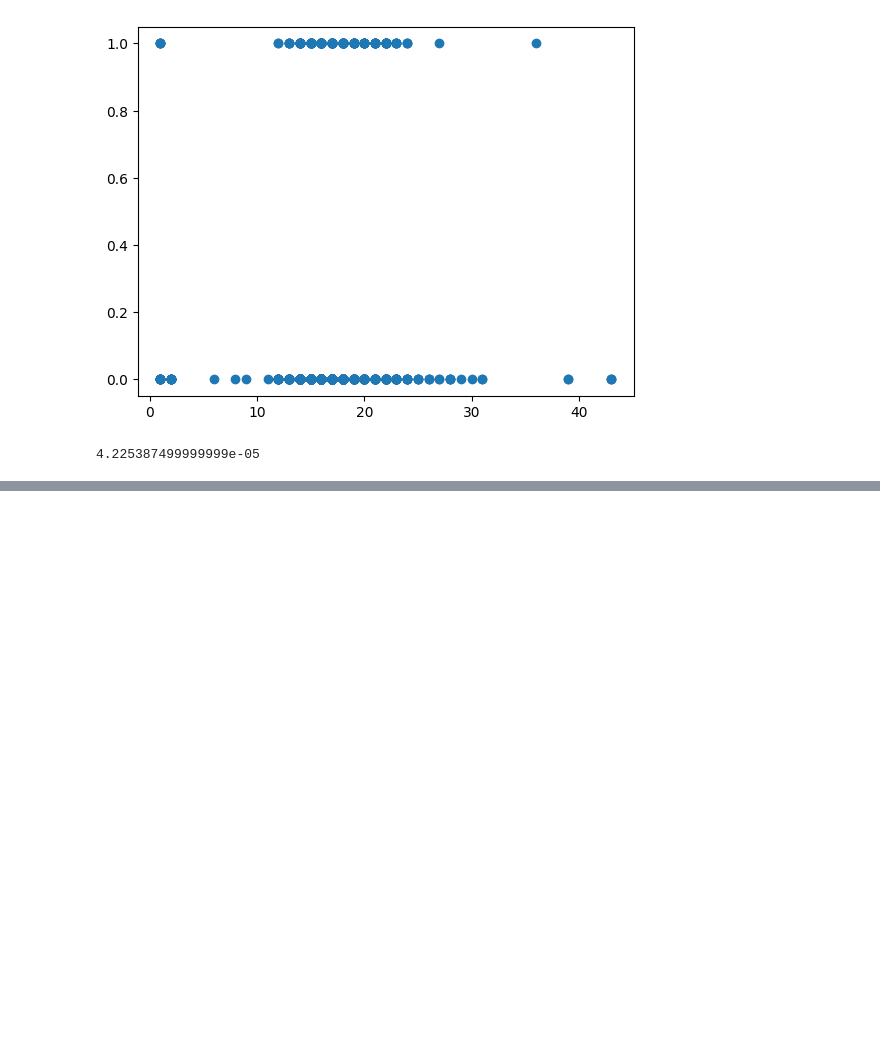
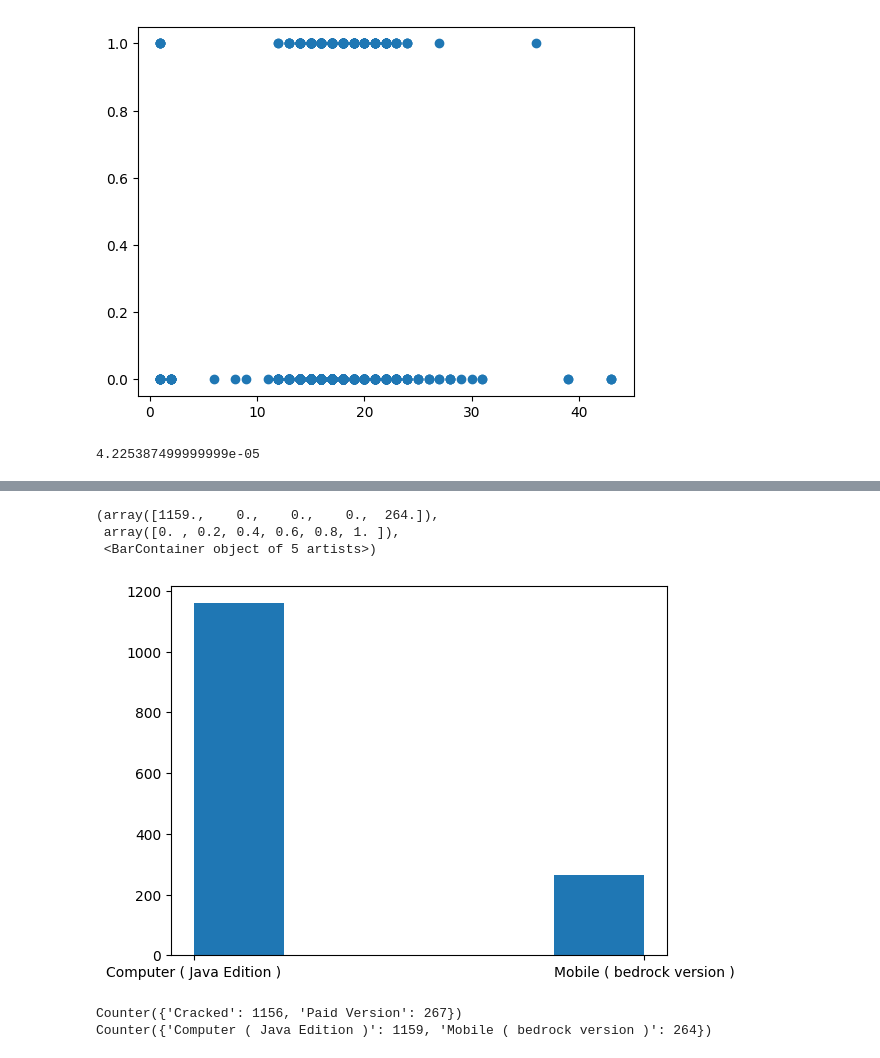
Before and after one commit to jeniferGoncalvesDaSilvaDev/Econometria-aulas, a Jupyter notebook: analise_econometria_minecraft.ipynb, the cells around one changed output, grey strips where cells are left out. Drawn from its saved outputs; the diff is of its cells as text; code cells hidden in the pictures; blank space fills up the shorter version.

```diff
--- a/analise_econometria_minecraft.ipynb
+++ b/analise_econometria_minecraft.ipynb
@@ -191,0 +194,3 @@ print(teste_f)
+# %%
+client = df['client']
+print(client)
@@ -191,0 +210,16 @@ print(teste_f)
+# %%
+plt.hist(client, bins=5)
+# %% [output]
+(array([1159.,    0.,    0.,    0.,  264.]),
+ array([0. , 0.2, 0.4, 0.6, 0.8, 1. ]),
+ <BarContainer object of 5 artists>)
+[figure, added]
+# %%
+from collections import Counter
+qtd_versao_paga_mobile = Counter(version)
+print(qtd_versao_paga_mobile)
+qtd_client= Counter(client)
+print(qtd_client)
+# %% [output]
+Counter({'Cracked': 1156, 'Paid Version': 267})
+Counter({'Computer ( Java Edition )': 1159, 'Mobile ( bedrock version )': 264})
```
Also changed, not shown: parts of 2 cells of this notebook.
